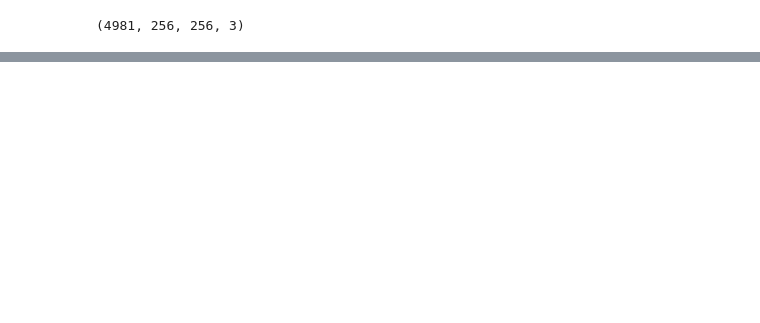
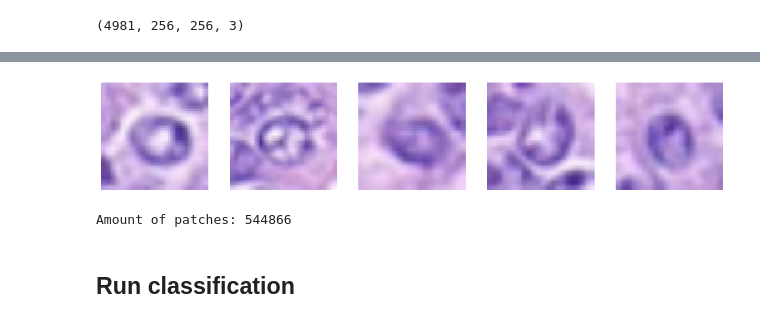
Before and after one commit to Marcusnsr/Bachelor, a Jupyter notebook: Stardist_Classifier.ipynb, the cells around one changed output, grey strips where cells are left out. Drawn from its saved outputs; the diff is of its cells as text; code cells hidden in the pictures; blank space fills up the shorter version.

```diff
--- a/Stardist_Classifier.ipynb
+++ b/Stardist_Classifier.ipynb
@@ -54,0 +109,20 @@ model=my_model
+# %%
+# Get all patches and labels
+patches, patch_info = extract_square_patches(preds, img_array)
+# %%
+# plot a few patches
+plt.figure(figsize=(16,10))
+for i in range(5):
+    plt.subplot(1,5,i+1)
+    plt.imshow(patches[i], cmap='gray')
+    plt.axis('off')
+plt.show()
+# %% [output]
+[figure, added]
+# %%
+# Amount of patches
+print("Amount of patches:", len(patches))
+# %% [output]
+Amount of patches: 544866
+# %% [markdown]
+## Run classification
```
Also changed, not shown: parts of 17 cells of this notebook, 5 other files.
